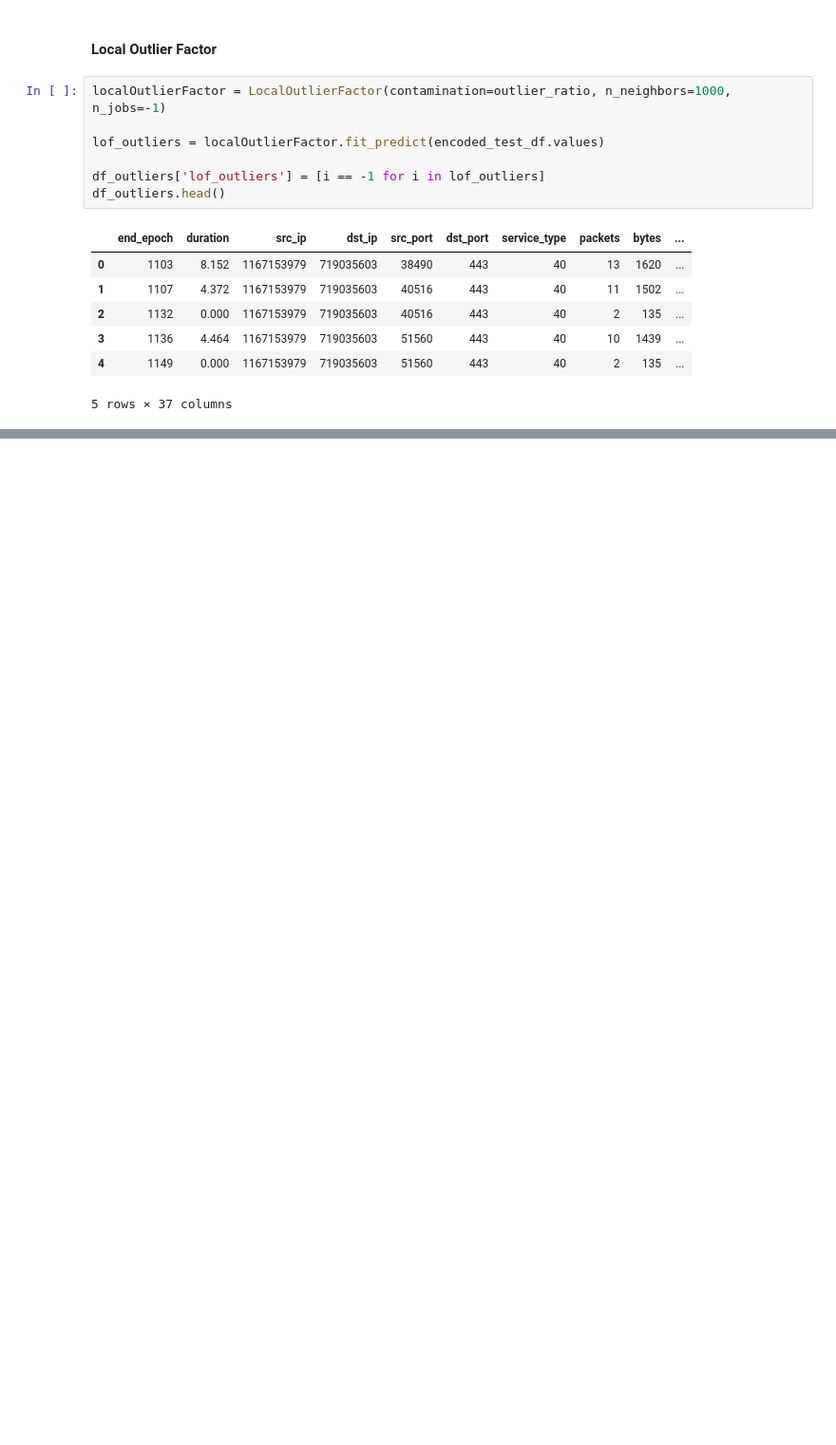
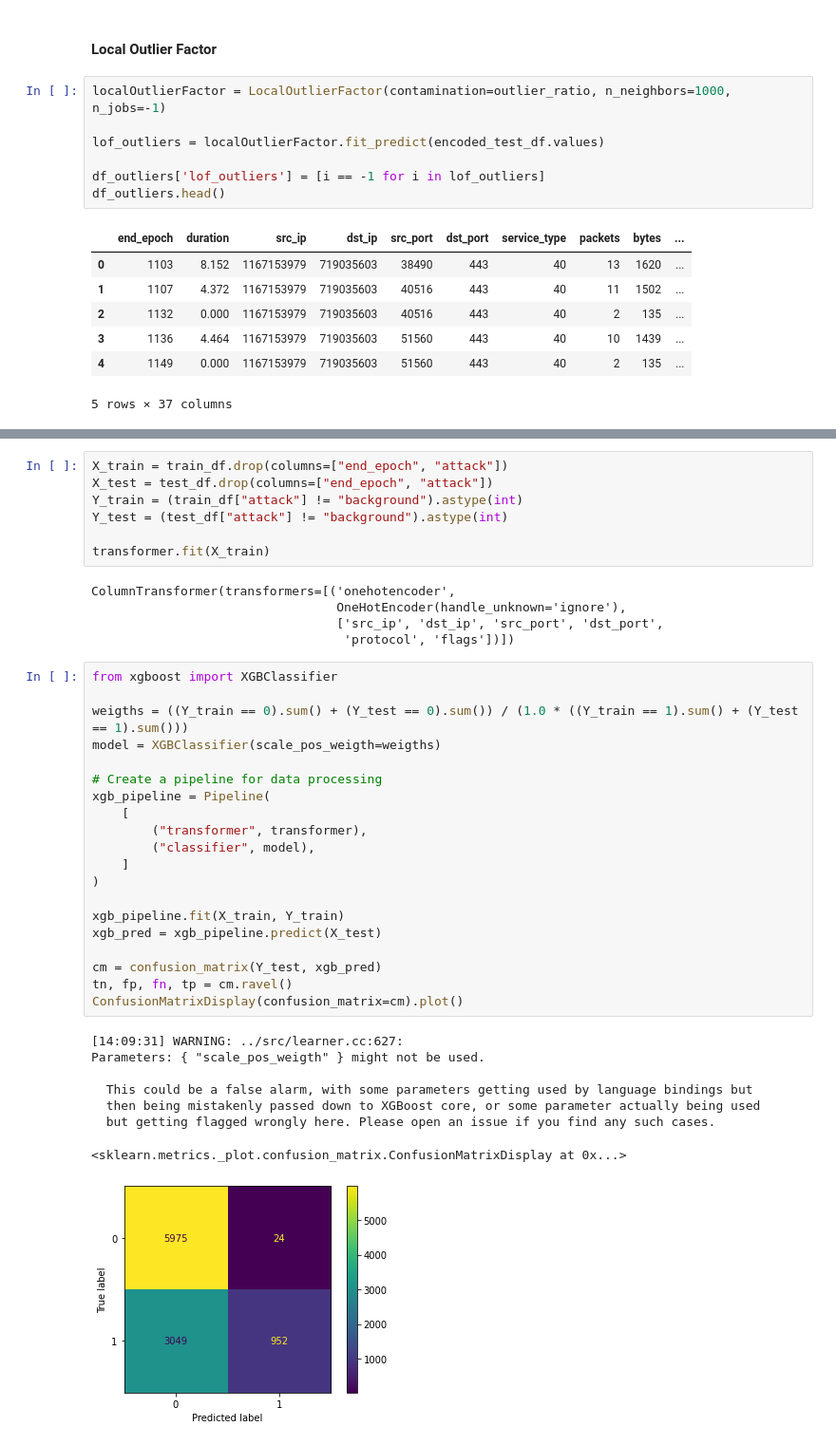
Before and after one commit to Leiyks/MLSECU, a Jupyter notebook: mlsecu.ipynb, the cells around one changed output, grey strips where cells are left out. Shown at 95% size. Drawn from its saved outputs; the diff is of its cells as text; blank space fills up the shorter version.

```diff
--- a/mlsecu.ipynb
+++ b/mlsecu.ipynb
@@ -530,0 +570,41 @@ Accuracy: 85.15%
+# %%
+X_train = train_df.drop(columns=["end_epoch", "attack"])
+X_test = test_df.drop(columns=["end_epoch", "attack"])
+Y_train = (train_df["attack"] != "background").astype(int)
+Y_test = (test_df["attack"] != "background").astype(int)
+
+transformer.fit(X_train)
+# %% [output]
+ColumnTransformer(transformers=[('onehotencoder',
+                                 OneHotEncoder(handle_unknown='ignore'),
+                                 ['src_ip', 'dst_ip', 'src_port', 'dst_port',
+                                  'protocol', 'flags'])])
+# %%
+from xgboost import XGBClassifier
+
+weigths = ((Y_train == 0).sum() + (Y_test == 0).sum()) / (1.0 * ((Y_train == 1).sum() + (Y_test == 1).sum()))
+model = XGBClassifier(scale_pos_weigth=weigths)
+
+# Create a pipeline for data processing
+xgb_pipeline = Pipeline(
+    [
+        ("transformer", transformer),
+        ("classifier", model),
+    ]
+)
+
+xgb_pipeline.fit(X_train, Y_train)
+xgb_pred = xgb_pipeline.predict(X_test)
+
+cm = confusion_matrix(Y_test, xgb_pred)
+tn, fp, fn, tp = cm.ravel()
+ConfusionMatrixDisplay(confusion_matrix=cm).plot()
+# %% [output]
+[14:09:31] WARNING: ../src/learner.cc:627:
+Parameters: { "scale_pos_weigth" } might not be used.
+
+  This could be a false alarm, with some parameters getting used by language bindings but
+  then being mistakenly passed down to XGBoost core, or some parameter actually being used
+  but getting flagged wrongly here. Please open an issue if you find any such cases.
+<sklearn.metrics._plot.confusion_matrix.ConfusionMatrixDisplay at 0x...>
+[figure, added]
```
Also changed, not shown: parts of 7 cells of this notebook.
